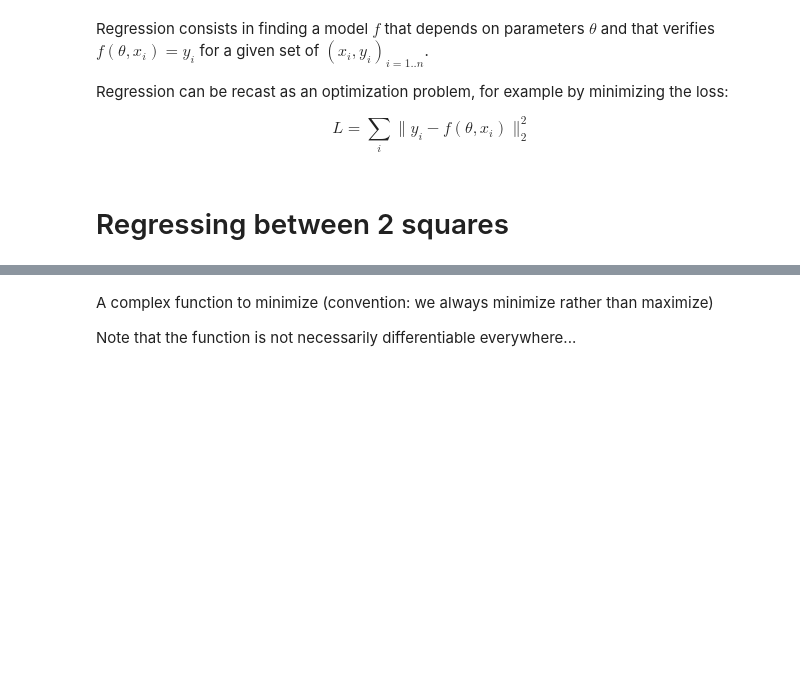
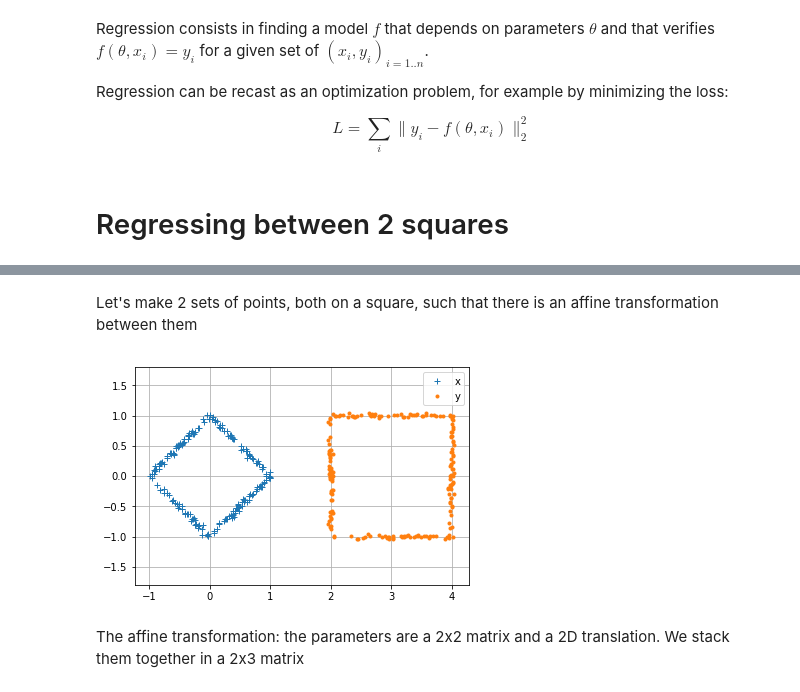
Before and after one commit to mdouze/tp_n7, a Jupyter notebook: 04-regression.ipynb, the cells around one changed output, grey strips where cells are left out. Cells and saved outputs as stored; diff of their text form; code cells hidden in the pictures; blank space fills up the shorter version.

```diff
--- a/04-regression.ipynb
+++ b/04-regression.ipynb
@@ -29,4 +19,0 @@ def plot_with_contours(f):
-# %% [markdown]
-A complex function to minimize (convention: we always minimize rather than maximize)
-
-Note that the function is not necessarily differentiable everywhere...
@@ -37,0 +20,25 @@ plot_with_contours(f)
+# %% [markdown]
+Let's make 2 sets of points, both on a square, such that there is an affine transformation between them
+# %%
+def gen_2squares(n):
+    a = np.random.rand(n) * 2 * np.pi
+    x = np.vstack((np.cos(a), np.sin(a)))
+    x = x / np.linalg.norm(x, axis=0, ord=1)
+    y = np.vstack((np.cos(a + np.pi / 4), np.sin(a + np.pi / 4)))
+    y = y / np.linalg.norm(y, axis=0, ord=np.inf)
+    y[0] += 3
+    x += np.random.randn(*x.shape) * 0.02
+    y += np.random.randn(*x.shape) * 0.02
+    return x.T, y.T
+# %%
+x, y = gen_2squares(200)
+# %%
+pyplot.plot(x[:, 0], x[:, 1], '+', label='x')
+pyplot.plot(y[:, 0], y[:, 1], '.', label='y')
+pyplot.axis('equal')
+pyplot.legend()
+pyplot.grid()
+# %% [output]
+[figure, added]
+# %% [markdown]
+The affine transformation: the parameters are a 2x2 matrix and a 2D translation. We stack them together in a 2x3 matrix
```
Also changed, not shown: parts of 19 cells of this notebook, 3 other files.
